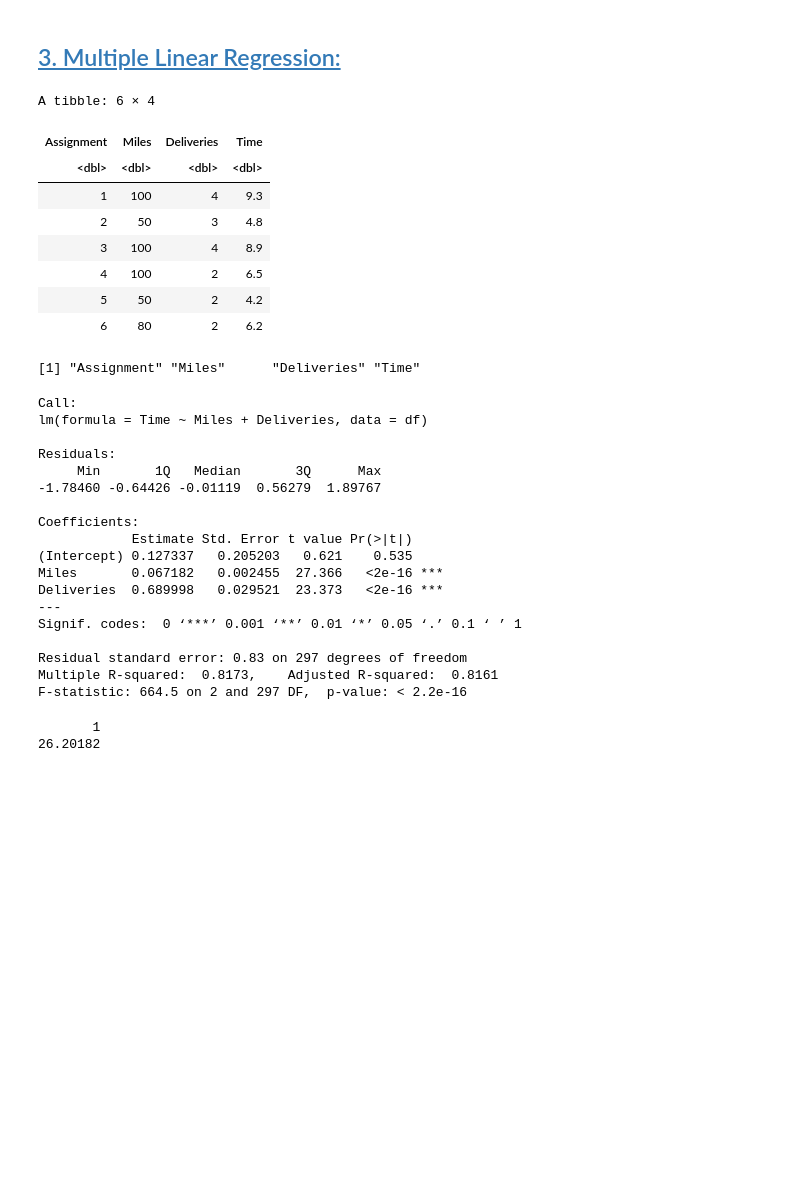
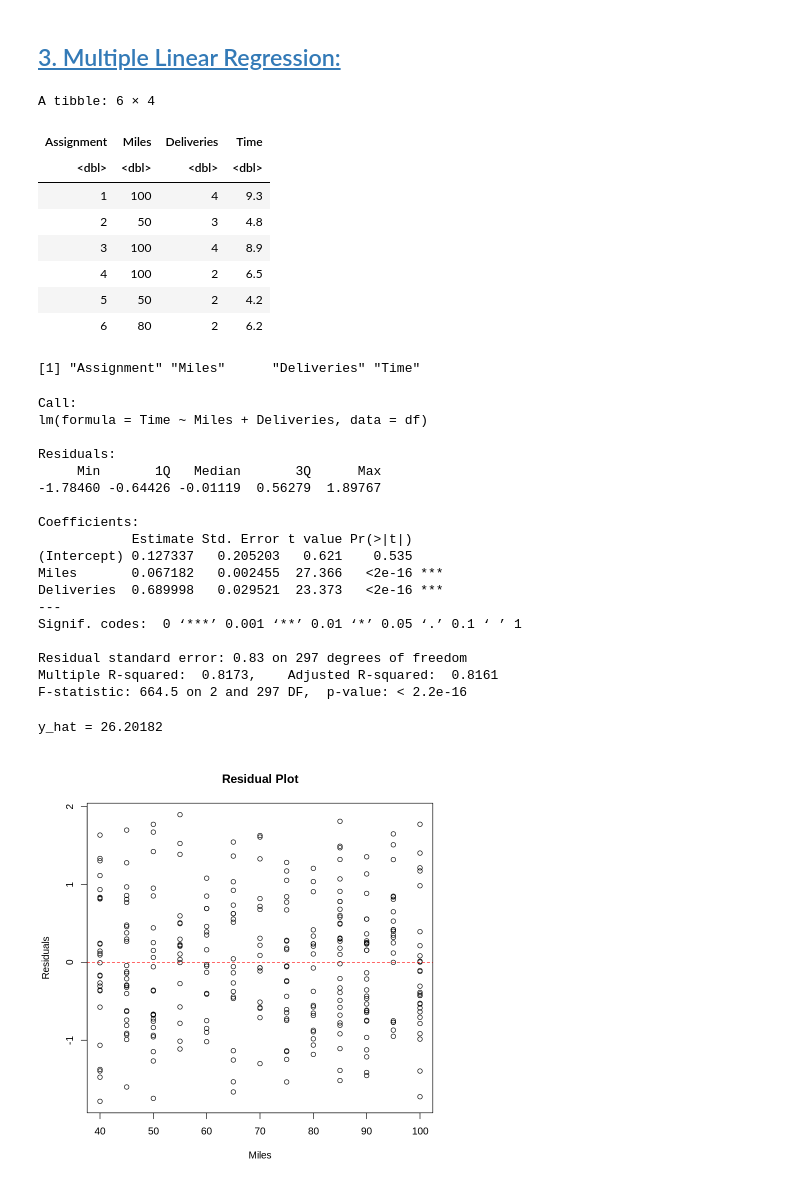
Before and after one commit to LanqingDu/Predictive_prescriptive, a Jupyter notebook: 04_LinearRegression.ipynb, the cells around one changed output. Saved outputs shown, nothing was run; the diff lists cells and outputs as text; code cells hidden in the pictures; blank space fills up the shorter version.

```diff
--- a/04_LinearRegression.ipynb
+++ b/04_LinearRegression.ipynb
@@ -182,8 +182,7 @@ print(y_hat)
 ## [3. Multiple Linear Regression:](#howCoding2)
 # %%
 # Load required libraries
-library(ggplot2)
-library(dplyr)
+
 library(readxl)
 
 # Read the Excel file
@@ -212,6 +211,34 @@ print(colnames(df))
 #           and to make predictions or perform diagnostics.
 mlr <- lm(Time ~ Miles + Deliveries, data = df)
 
+
+# residual plot
+
+# function: plot(x, y, ...) — creates a scatter plot of 'y' versus 'x'.
+#   x: df$Miles — the predictor variable 'Miles' from the data frame 'df'.
+#   y: mlr$residuals — residuals from the multiple linear regression model 'mlr'.
+#   xlab: "Miles" — label for the x-axis.
+#   ylab: "Residuals" — label for the y-axis.
+#   main: "Residual Plot" — title of the plot.
+#   return: a plot object (rendered immediately, not stored by default).
+#   output: a residual plot visualizing the relationship between 'Miles' and the model residuals,
+#           used to check linearity, constant variance (homoscedasticity), and independence assumptions.
+plot(df$Miles, mlr$residuals,
+     xlab = "Miles",
+     ylab = "Residuals",
+     main = "Residual Plot")
+
+# function: abline(...) — adds a straight line to an existing plot.
+#   h: 0 — draws a horizontal line at y = 0.
+#   col: "red" — sets the color of the line to red.
+#   lty: 2 — sets the line type to dashed.
+#   return: adds a line to the current plot; does not produce a separate object.
+#   output: a horizontal dashed red line at y = 0 on the existing plot,
+#           commonly used as a reference line for residuals in a residual plot.
+abline(h = 0, col = "red", lty = 2)
+
+
+
 # Display the model summary
 summary(mlr)
 
@@ -233,35 +260,35 @@ new_data <- data.frame(Miles = 80, Deliveries = 30)
 y_hat <- predict(mlr, newdata = new_data)
 
 # Print the predicted value
-print(y_hat)
+cat("y_hat =", y_hat, "\n")
 # %% [output]
 A tibble: 6 × 4
 | Assignment | Miles | Deliveries | Time |
 | <dbl> | <dbl> | <dbl> | <dbl> |
 | 1 | 100 | 4 | 9.3 |
 | 2 | 50 | 3 | 4.8 |
 | 3 | 100 | 4 | 8.9 |
 | 4 | 100 | 2 | 6.5 |
 | 5 | 50 | 2 | 4.2 |
 | 6 | 80 | 2 | 6.2 |
 [1] "Assignment" "Miles"      "Deliveries" "Time"
 Call:
 lm(formula = Time ~ Miles + Deliveries, data = df)
 
 Residuals:
      Min       1Q   Median       3Q      Max
 -1.78460 -0.64426 -0.01119  0.56279  1.89767
 
 Coefficients:
             Estimate Std. Error t value Pr(>|t|)
 (Intercept) 0.127337   0.205203   0.621    0.535
 Miles       0.067182   0.002455  27.366   <2e-16 ***
 Deliveries  0.689998   0.029521  23.373   <2e-16 ***
 ---
 Signif. codes:  0 ‘***’ 0.001 ‘**’ 0.01 ‘*’ 0.05 ‘.’ 0.1 ‘ ’ 1
 
 Residual standard error: 0.83 on 297 degrees of freedom
 Multiple R-squared:  0.8173,    Adjusted R-squared:  0.8161
 F-statistic: 664.5 on 2 and 297 DF,  p-value: < 2.2e-16
-       1
-26.20182
+y_hat = 26.20182
+[figure, added]
```
Also changed, not shown: parts of 1 cell of this notebook.
